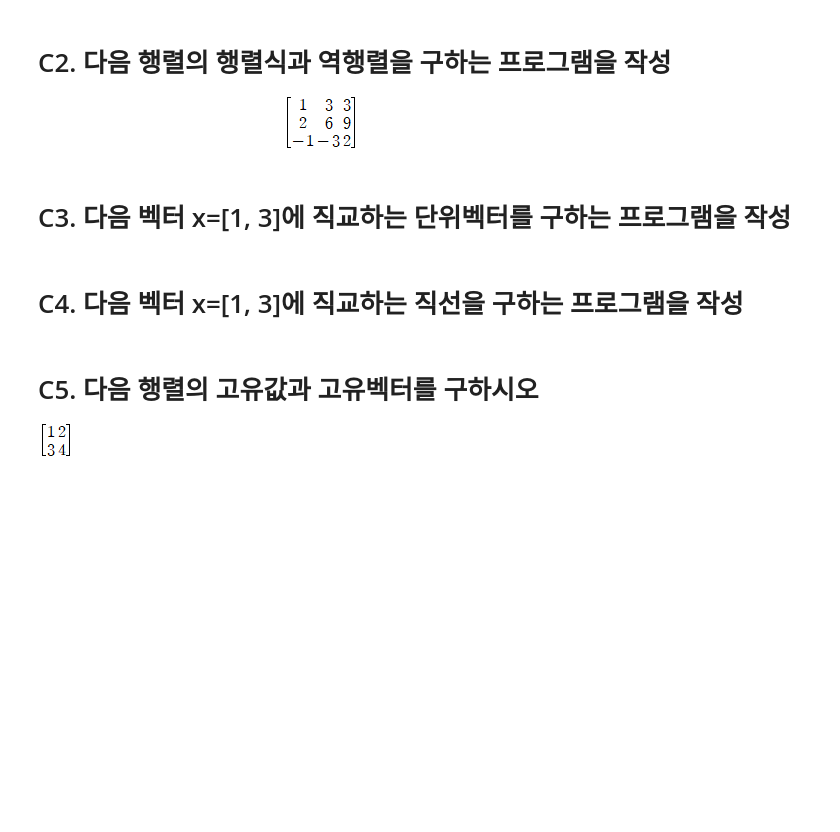
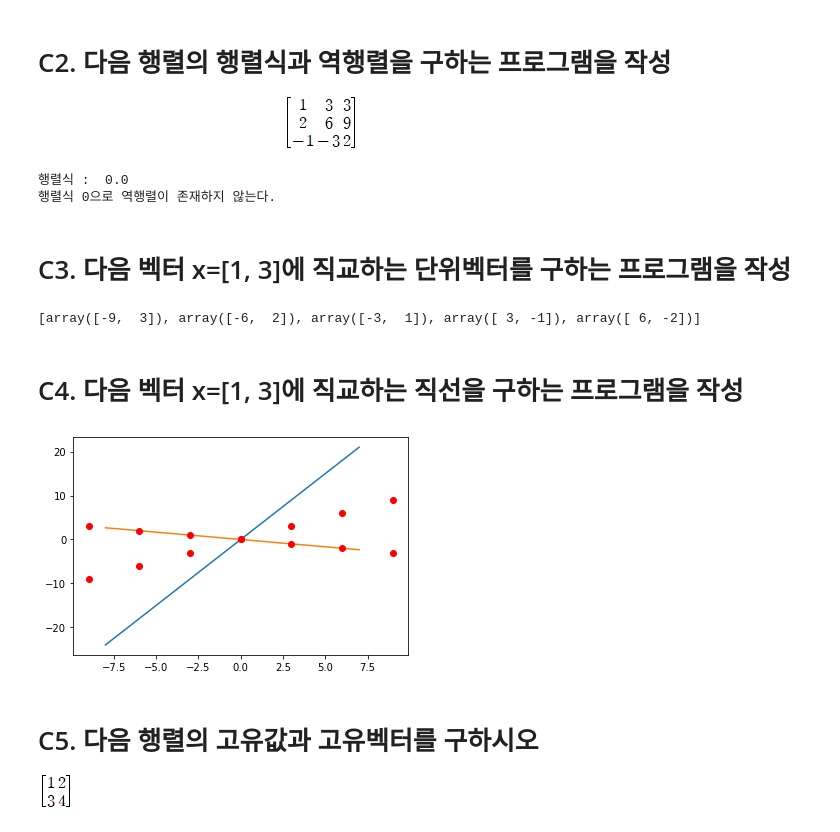
Before and after one commit to andyume/Linear-Algebra, a Jupyter notebook: 202202024_오유미.ipynb, the cells around one changed output. Drawn from its saved outputs; the diff is of its cells as text; code cells hidden in the pictures; blank space fills up the shorter version.

```diff
--- a/202202024_오유미.ipynb
+++ b/202202024_오유미.ipynb
@@ -14,10 +16,58 @@ SyntaxError: invalid syntax (3154781214.py, line 3)
 # %% [markdown]
 # C2. 다음 행렬의 행렬식과 역행렬을 구하는 프로그램을 작성
 ![image.png](attachment:image.png)
+# %%
+import numpy as np
+A = np.array([[1, 3, 3], [2, 6, 9], [-1, -3, 2]])
+det = np.linalg.det(A)
+print("행렬식 : ",det)
+if det == 0 :
+    print("행렬식 0으로 역행렬이 존재하지 않는다.")
+else:
+    inv = np.linalg.inv(A)
+    print("역행렬",inv)
+# %% [output]
+행렬식 :  0.0
+행렬식 0으로 역행렬이 존재하지 않는다.
 # %% [markdown]
 # C3. 다음 벡터 x=[1, 3]에 직교하는 단위벡터를 구하는 프로그램을 작성
+# %%
+import numpy as np
+x = np.array([1, 3])
+zo_z = []
+for y in range(-9, 9):
+    for z in range(-9, 9):
+        if y ==0 or z == 0:
+            continue
+        z = np.array([y, z])
+        if np.dot(x, z) == 0:
+            zo_z.append(z)
+print(zo_z)
+# %% [output]
+[array([-9,  3]), array([-6,  2]), array([-3,  1]), array([ 3, -1]), array([ 6, -2])]
 # %% [markdown]
 # C4. 다음 벡터 x=[1, 3]에 직교하는 직선을 구하는 프로그램을 작성
+# %%
+import numpy as np
+import matplotlib.pyplot as plt
+from fractions import Fraction
+x = np.array([1,3])
+line_x = np.array(range(-8,8))
+dot_x = []
+dot_y = []
+for y in range(-10,10):
+    for z in range(-10,10):
+        z = np.array([y,z])
+        if np.dot(x,z) == 0:
+            dot_y.append(z)
+            dot_x.append(y)
+
+plt.plot(line_x, 3 * line_x, label= 'y=3x')
+plt.plot(line_x, -Fraction(1,3) * line_x, label='y=-1/3x')
+plt.plot(dot_x, dot_y, 'ro')
+plt.show()
+# %% [output]
+[figure, added]
 # %% [markdown]
 # C5. 다음 행렬의 고유값과 고유벡터를 구하시오
 ![image.png](attachment:image.png)
```
Also changed, not shown: parts of 8 cells of this notebook.
